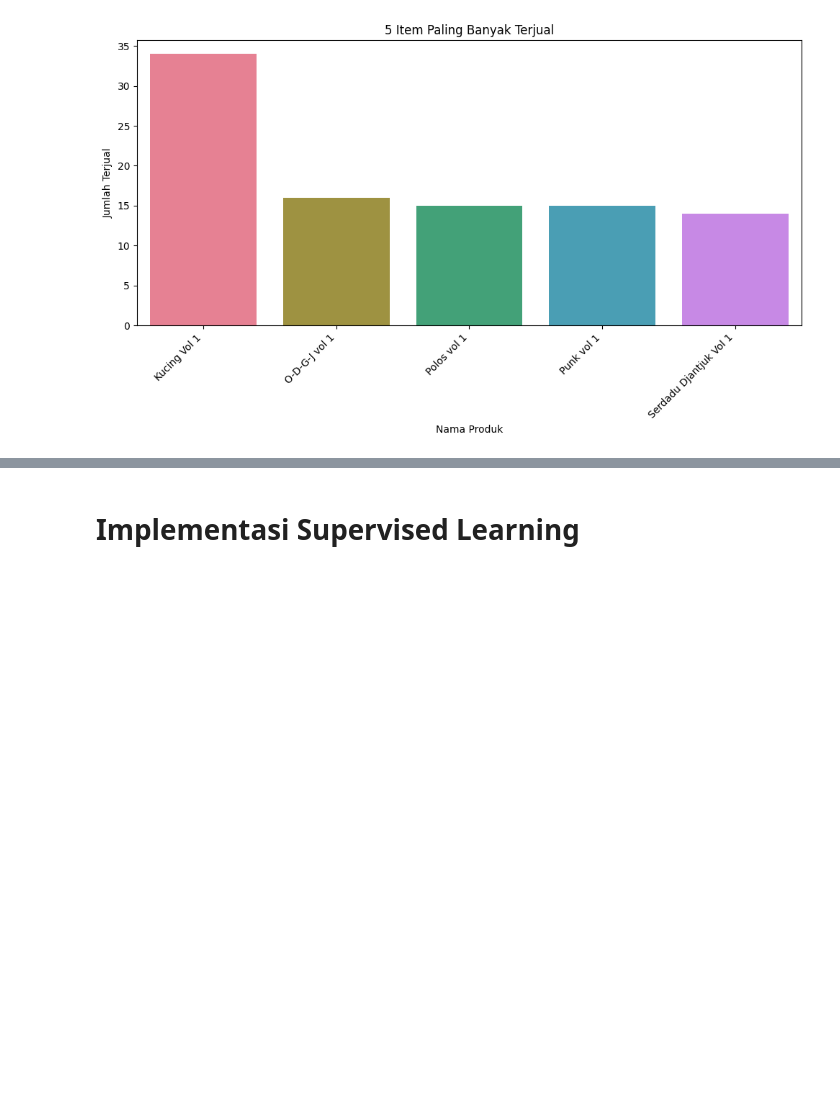
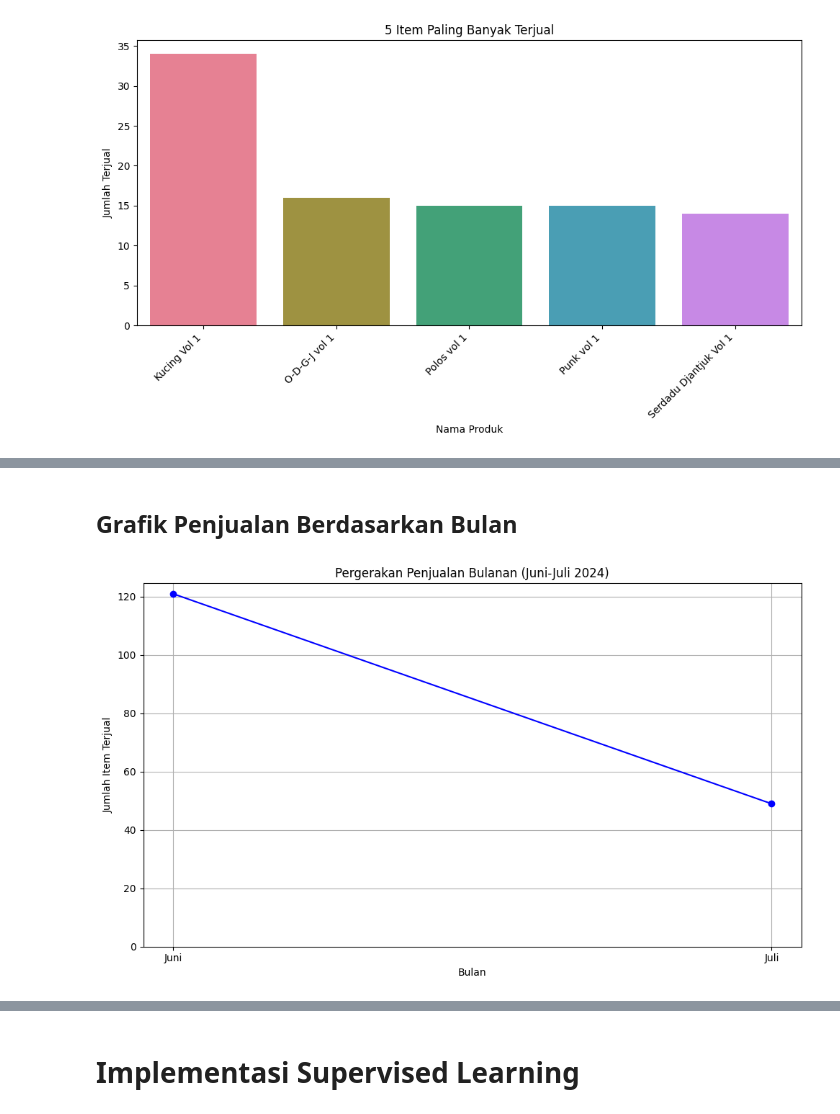
Before and after one commit to adityadarmawann/Analisis-Penjualan-Fashion-Tilang, a Jupyter notebook: Projek-KP.ipynb, the cells around one changed output, grey strips where cells are left out. Drawn from its saved outputs; the diff is of its cells as text; code cells hidden in the pictures; blank space fills up the shorter version.

```diff
--- a/Projek-KP.ipynb
+++ b/Projek-KP.ipynb
@@ -291,0 +365,23 @@ Passing `palette` without assigning `hue` is deprecated and will be removed in v
+# %% [markdown]
+## Grafik Penjualan Berdasarkan Bulan
+# %%
+# prompt: buatkan grafik penjualan berdasarkan  bulan ari juni ke juli. grafiknya jangan terlalu turun drastis
+
+# Hitung jumlah item terjual per bulan
+monthly_sales = filtered_df.resample('M', on='Created Time')['Quantity'].sum()
+
+# Buat label bulan yang lebih informatif
+month_names = ['Juni', 'Juli']
+
+# Plot grafik pergerakan penjualan bulanan
+plt.figure(figsize=(10, 6))
+plt.plot(month_names, monthly_sales.values, marker='o', linestyle='-', color='b')
+plt.xlabel('Bulan')
+plt.ylabel('Jumlah Item Terjual')
+plt.title('Pergerakan Penjualan Bulanan (Juni-Juli 2024)')
+plt.grid(True)
+plt.ylim(bottom=0)  # Pastikan sumbu y dimulai dari 0
+plt.tight_layout()
+plt.show()
+# %% [output]
+[figure, added]
```
Also changed, not shown: parts of 44 cells of this notebook.
